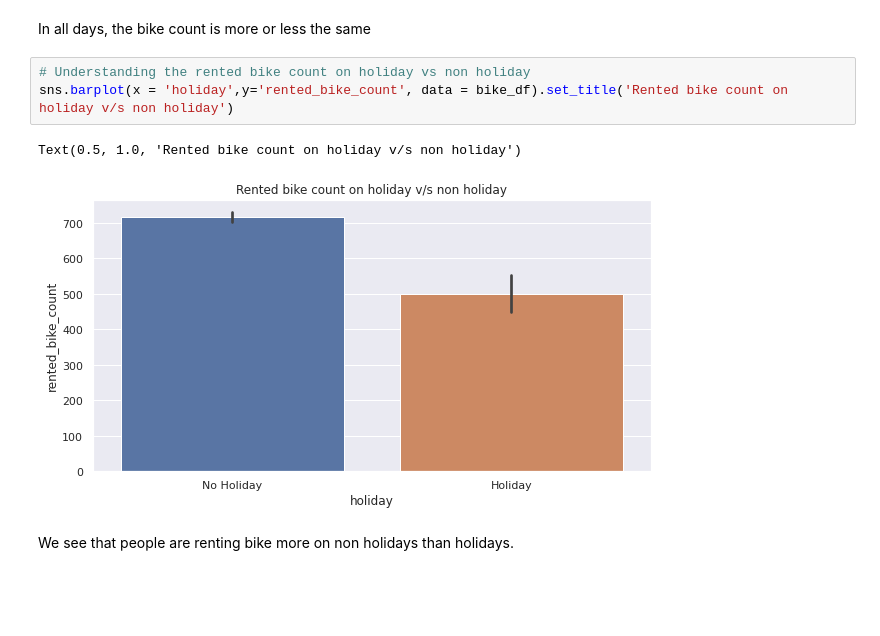
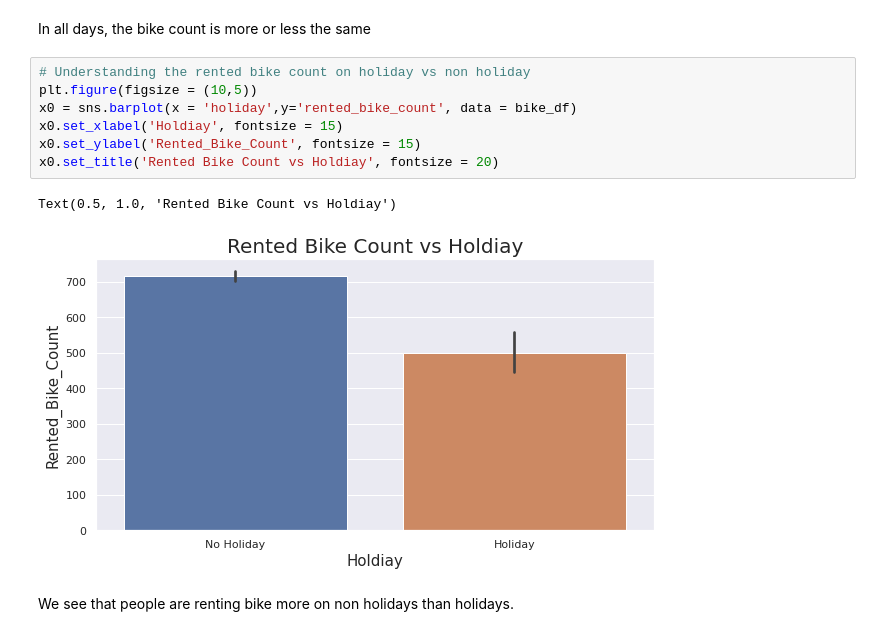
Before and after one commit to AashrutiA/ML_Regression_analysis, a Jupyter notebook: Bike_Sharing_Demand_Prediction_Capstone_Project.ipynb, the cells around one changed output. Drawn from its saved outputs; the diff is of its cells as text; blank space fills up the shorter version.

```diff
--- a/Bike_Sharing_Demand_Prediction_Capstone_Project.ipynb
+++ b/Bike_Sharing_Demand_Prediction_Capstone_Project.ipynb
@@ -343,9 +353,13 @@ Text(0.5, 1.0, 'Rented bike count on each day')
 In all days, the bike count is more or less the same
 # %%
 # Understanding the rented bike count on holiday vs non holiday
-sns.barplot(x = 'holiday',y='rented_bike_count', data = bike_df).set_title('Rented bike count on holiday v/s non holiday')
+plt.figure(figsize = (10,5))
+x0 = sns.barplot(x = 'holiday',y='rented_bike_count', data = bike_df)
+x0.set_xlabel('Holdiay', fontsize = 15)
+x0.set_ylabel('Rented_Bike_Count', fontsize = 15)
+x0.set_title('Rented Bike Count vs Holdiay', fontsize = 20)
 # %% [output]
-Text(0.5, 1.0, 'Rented bike count on holiday v/s non holiday')
+Text(0.5, 1.0, 'Rented Bike Count vs Holdiay')
-[figure, old version]
+[figure, new version]
 # %% [markdown]
 We see that people are renting bike more on non holidays than holidays.
```
Also changed, not shown: parts of 64 cells of this notebook.
